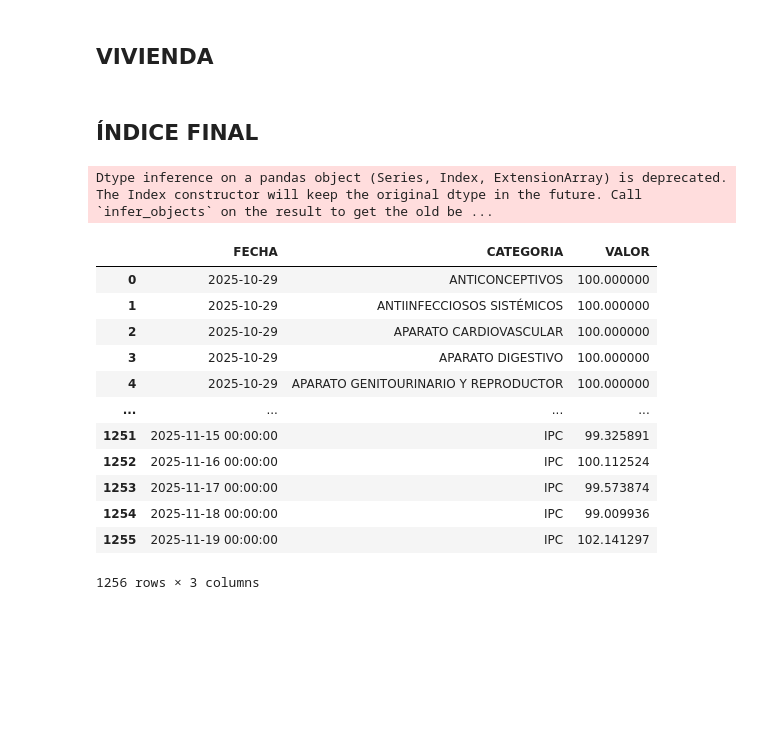
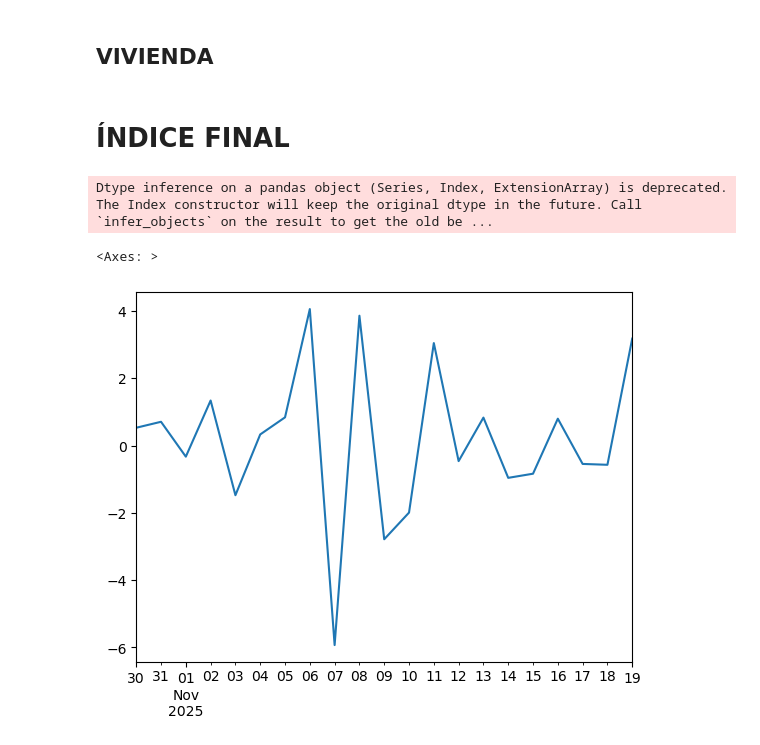
Before and after one commit to jhersoncueva/PEU_INEI_Proyecto_Integrador_IPC, a Jupyter notebook: ipc-webscraping/merge_base100.ipynb, the cells around one changed output. Cells and saved outputs as stored; diff of their text form; code cells hidden in the pictures; blank space fills up the shorter version.

```diff
--- a/ipc-webscraping/merge_base100.ipynb
+++ b/ipc-webscraping/merge_base100.ipynb
@@ -433,7 +433,7 @@ fig.update_layout(
 fig.show()
 fig.write_image("results/indice_vivienda.pdf")
 # %% [markdown]
-## ÍNDICE FINAL
+# ÍNDICE FINAL
 # %%
 # Pesos oficiales de cada división
 pesos_div = {
@@ -533,17 +542,8 @@ with pd.ExcelWriter(file_path, engine='openpyxl', mode='a') as writer:
     df_final.to_excel(writer, sheet_name='IPC', index=False)
 # %%
-df_final
+df_final.to_excel("data/data_indices.xlsx")
-# %% [output]
-|  | FECHA | CATEGORIA | VALOR |
-| 0 | 2025-10-29 | ANTICONCEPTIVOS | 100.000000 |
-| 1 | 2025-10-29 | ANTIINFECCIOSOS SISTÉMICOS | 100.000000 |
-| 2 | 2025-10-29 | APARATO CARDIOVASCULAR | 100.000000 |
-| 3 | 2025-10-29 | APARATO DIGESTIVO | 100.000000 |
-| 4 | 2025-10-29 | APARATO GENITOURINARIO Y REPRODUCTOR | 100.000000 |
-| ... | ... | ... | ... |
-| 1251 | 2025-11-15 00:00:00 | IPC | 99.325891 |
-| 1252 | 2025-11-16 00:00:00 | IPC | 100.112524 |
-| 1253 | 2025-11-17 00:00:00 | IPC | 99.573874 |
-| 1254 | 2025-11-18 00:00:00 | IPC | 99.009936 |
-| 1255 | 2025-11-19 00:00:00 | IPC | 102.141297 |
-1256 rows × 3 columns
+# %%
+ipc_total.diff().dropna().plot()
+# %% [output]
+<Axes: >
+[figure, added]
```
Also changed, not shown: parts of 2 cells of this notebook, 8 other files.
